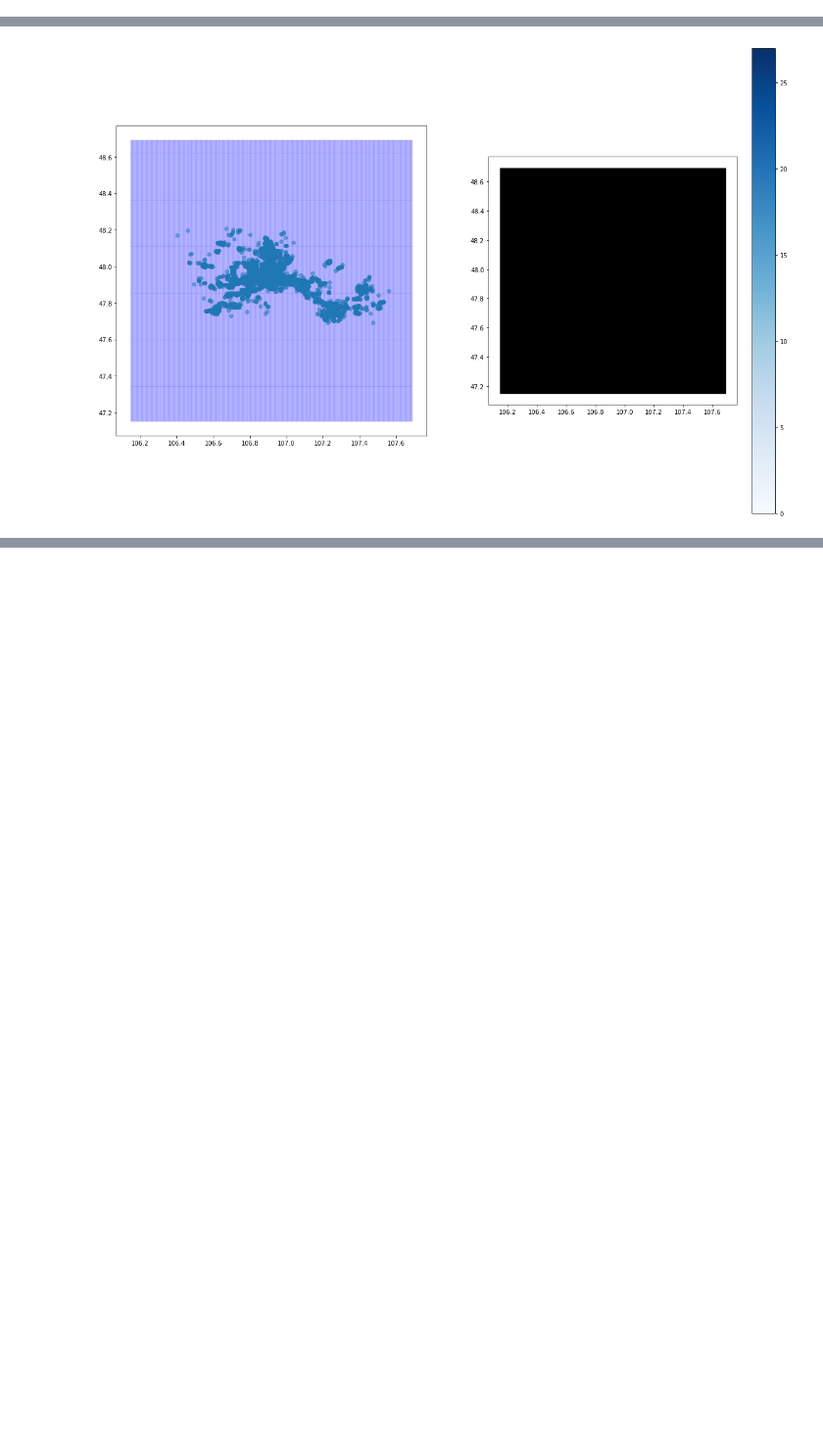
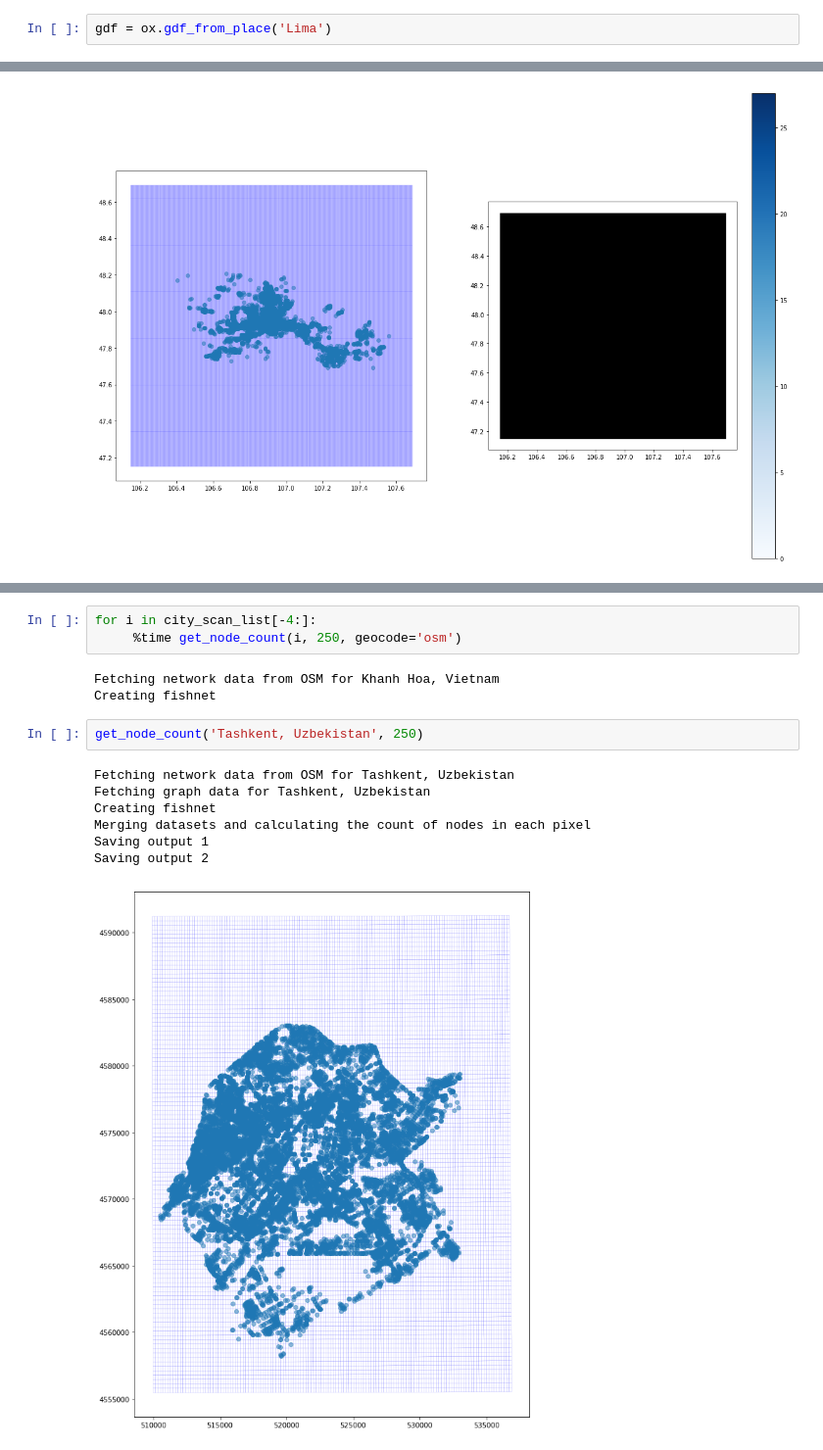
Before and after one commit to gauravcusp/WB_CityResilienceProgram, a Jupyter notebook: Road_Density.ipynb, the cells around one changed output, grey strips where cells are left out. Shown at 98% size. Saved outputs shown, nothing was run; the diff lists cells and outputs as text; blank space fills up the shorter version.

```diff
--- a/Road_Density.ipynb
+++ b/Road_Density.ipynb
@@ -101,3 +102,5 @@ grid.plot(ax=ax2, column='node_count', cmap='Blues', edgecolor='k', legend=True)
 # %% [output]
 <matplotlib.axes._subplots.AxesSubplot at 0x...>
 [figure]
+# %%
+gdf = ox.gdf_from_place('Lima')
@@ -284,0 +402,16 @@ Saving output 3
+# %%
+for i in city_scan_list[-4:]:
+     %time get_node_count(i, 250, geocode='osm')
+# %% [output]
+Fetching network data from OSM for Khanh Hoa, Vietnam
+Creating fishnet
+# %%
+get_node_count('Tashkent, Uzbekistan', 250)
+# %% [output]
+Fetching network data from OSM for Tashkent, Uzbekistan
+Fetching graph data for Tashkent, Uzbekistan
+Creating fishnet
+Merging datasets and calculating the count of nodes in each pixel
+Saving output 1
+Saving output 2
+[figure, added]
```
Also changed, not shown: parts of 22 cells of this notebook.
